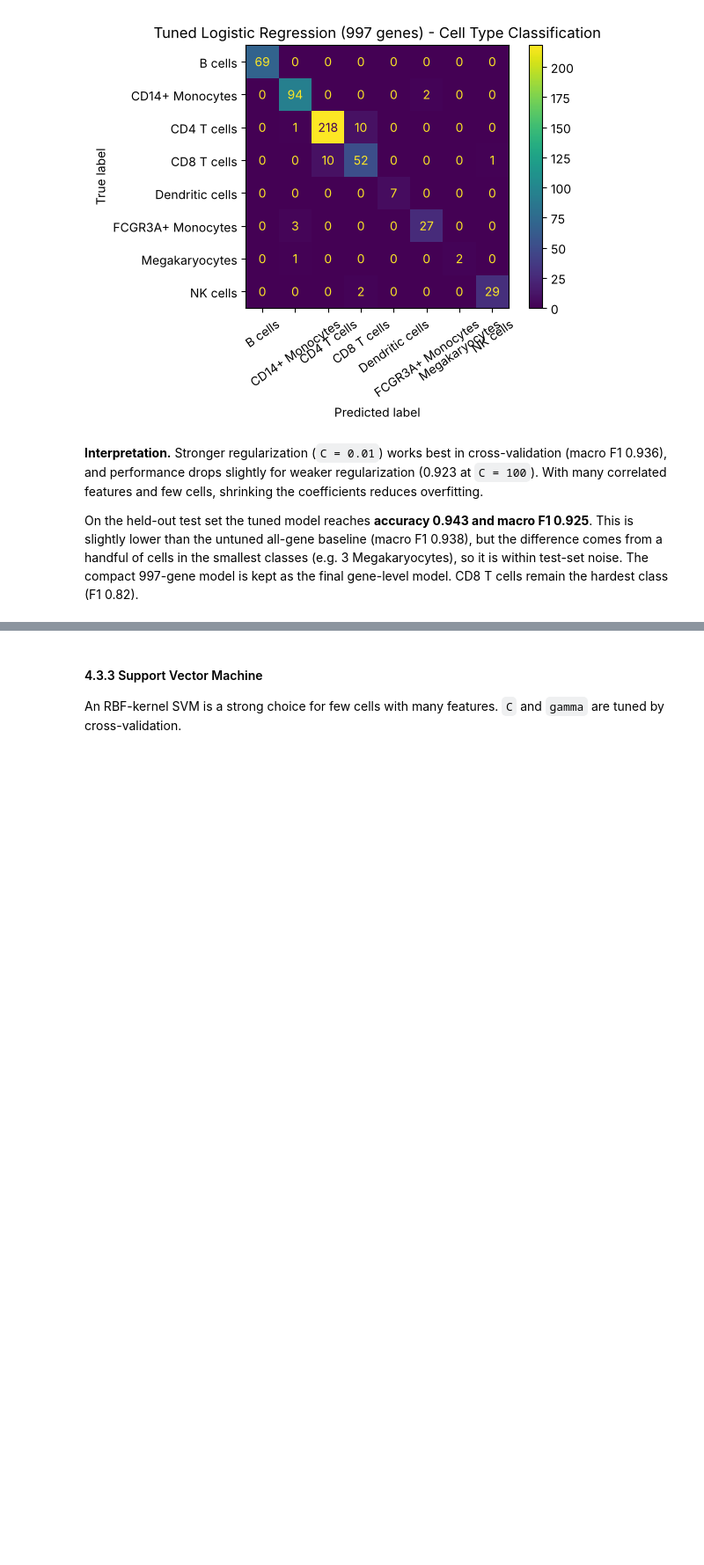
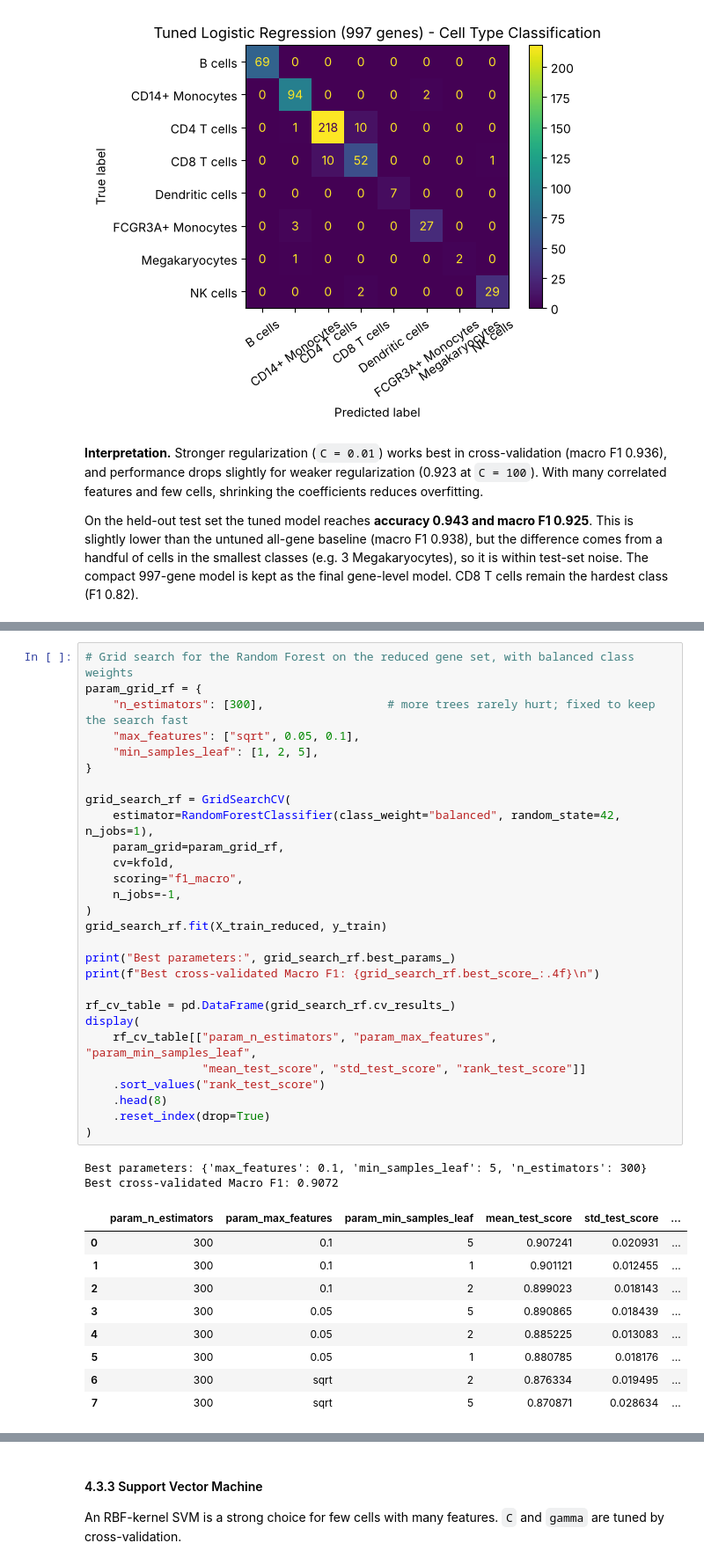
Before and after one commit to WJNL/Side_Project_Bioinformatics, a Jupyter notebook: Single_cell_ML_project_clean.ipynb, the cells around one changed output, grey strips where cells are left out. Shown at 88% size. Saved outputs shown, nothing was run; the diff lists cells and outputs as text; blank space fills up the shorter version.

```diff
--- a/Single_cell_ML_project_clean.ipynb
+++ b/Single_cell_ML_project_clean.ipynb
@@ -583 +550,41 @@ plt.show()
+# %%
+# Grid search for the Random Forest on the reduced gene set, with balanced class weights
+param_grid_rf = {
+    "n_estimators": [300],                  # more trees rarely hurt; fixed to keep the search fast
+    "max_features": ["sqrt", 0.05, 0.1],
+    "min_samples_leaf": [1, 2, 5],
+}
+
+grid_search_rf = GridSearchCV(
+    estimator=RandomForestClassifier(class_weight="balanced", random_state=42, n_jobs=1),
+    param_grid=param_grid_rf,
+    cv=kfold,
+    scoring="f1_macro",
+    n_jobs=-1,
+)
+grid_search_rf.fit(X_train_reduced, y_train)
+
+print("Best parameters:", grid_search_rf.best_params_)
+print(f"Best cross-validated Macro F1: {grid_search_rf.best_score_:.4f}\n")
+
+rf_cv_table = pd.DataFrame(grid_search_rf.cv_results_)
+display(
+    rf_cv_table[["param_n_estimators", "param_max_features", "param_min_samples_leaf",
+                 "mean_test_score", "std_test_score", "rank_test_score"]]
+    .sort_values("rank_test_score")
+    .head(8)
+    .reset_index(drop=True)
+)
+# %% [output]
+Best parameters: {'max_features': 0.1, 'min_samples_leaf': 5, 'n_estimators': 300}
+Best cross-validated Macro F1: 0.9072
+|  | param_n_estimators | param_max_features | param_min_samples_leaf | mean_test_score | std_test_score | ... |
+| 0 | 300 | 0.1 | 5 | 0.907241 | 0.020931 | ... |
+| 1 | 300 | 0.1 | 1 | 0.901121 | 0.012455 | ... |
+| 2 | 300 | 0.1 | 2 | 0.899023 | 0.018143 | ... |
+| 3 | 300 | 0.05 | 5 | 0.890865 | 0.018439 | ... |
+| 4 | 300 | 0.05 | 2 | 0.885225 | 0.013083 | ... |
+| 5 | 300 | 0.05 | 1 | 0.880785 | 0.018176 | ... |
+| 6 | 300 | sqrt | 2 | 0.876334 | 0.019495 | ... |
+| 7 | 300 | sqrt | 5 | 0.870871 | 0.028634 | ... |
 # %%
```
Also changed, not shown: parts of 36 cells of this notebook.
